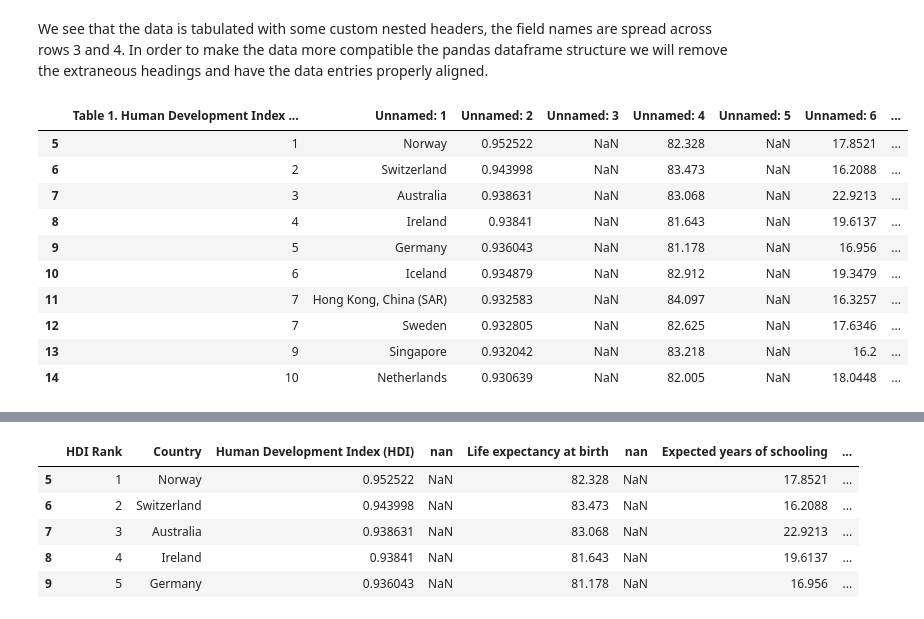
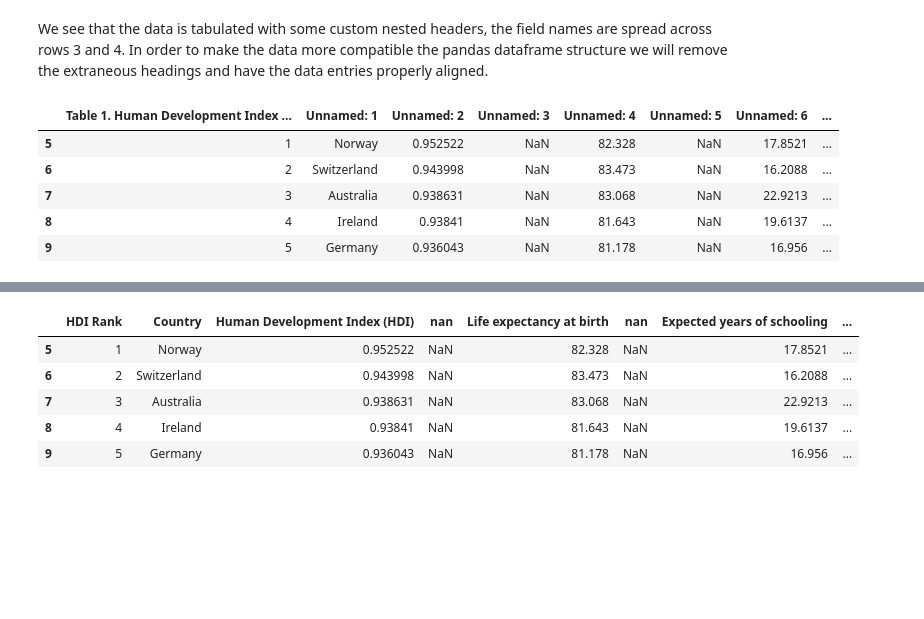
Before and after one commit to CiaranCurran/COMP30760, a Jupyter notebook: undp.ipynb, the cells around one changed output, grey strips where cells are left out. Cells and saved outputs as stored; diff of their text form; code cells hidden in the pictures; blank space fills up the shorter version.

```diff
--- a/undp.ipynb
+++ b/undp.ipynb
@@ -34,19 +25,14 @@ We see that the data is tabulated with some custom nested headers, the field nam
 # %%
 data = df[5:]
 # %%
-data.head(10)
+data.head()
 # %% [output]
 |  | Table 1. Human Development Index ... | Unnamed: 1 | Unnamed: 2 | Unnamed: 3 | Unnamed: 4 | Unnamed: 5 | Unnamed: 6 | ... |
 | 5 | 1 | Norway | 0.952522 | NaN | 82.328 | NaN | 17.8521 | ... |
 | 6 | 2 | Switzerland | 0.943998 | NaN | 83.473 | NaN | 16.2088 | ... |
 | 7 | 3 | Australia | 0.938631 | NaN | 83.068 | NaN | 22.9213 | ... |
 | 8 | 4 | Ireland | 0.93841 | NaN | 81.643 | NaN | 19.6137 | ... |
 | 9 | 5 | Germany | 0.936043 | NaN | 81.178 | NaN | 16.956 | ... |
-| 10 | 6 | Iceland | 0.934879 | NaN | 82.912 | NaN | 19.3479 | ... |
-| 11 | 7 | Hong Kong, China (SAR) | 0.932583 | NaN | 84.097 | NaN | 16.3257 | ... |
-| 12 | 7 | Sweden | 0.932805 | NaN | 82.625 | NaN | 17.6346 | ... |
-| 13 | 9 | Singapore | 0.932042 | NaN | 83.218 | NaN | 16.2 | ... |
-| 14 | 10 | Netherlands | 0.930639 | NaN | 82.005 | NaN | 18.0448 | ... |
 # %%
 headers = df.iloc[1].values.tolist()
 # %%
```
Also changed, not shown: parts of 16 cells of this notebook, 1 other file.
